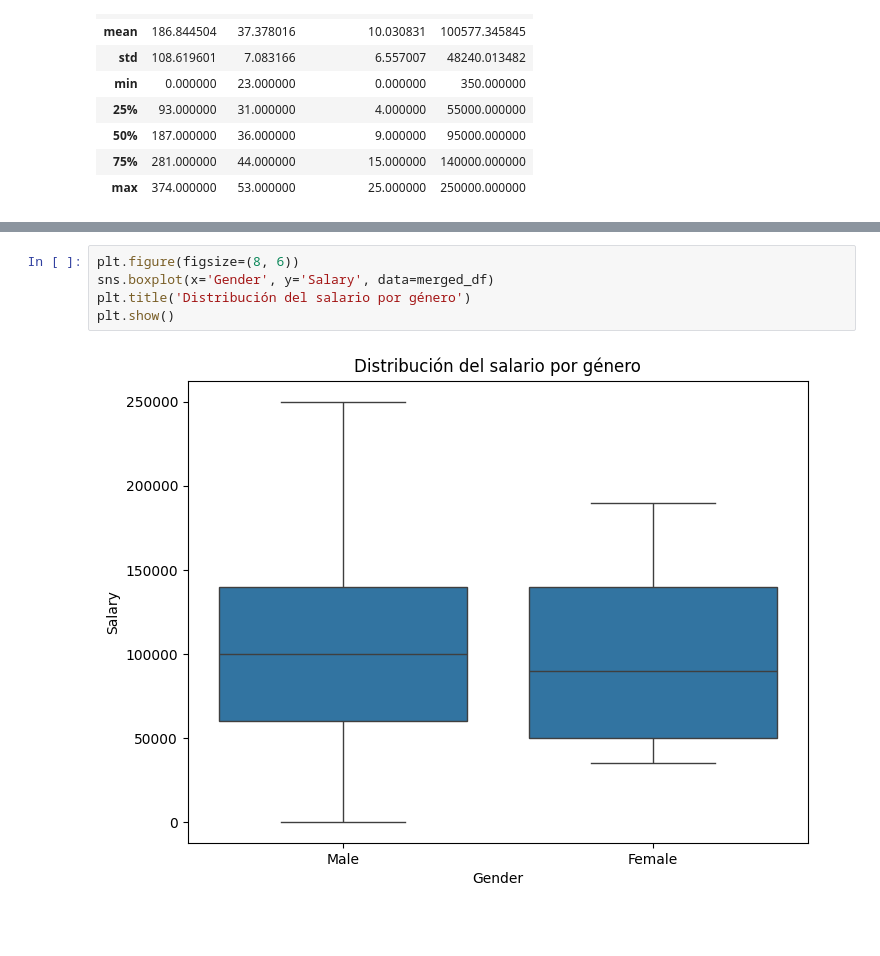
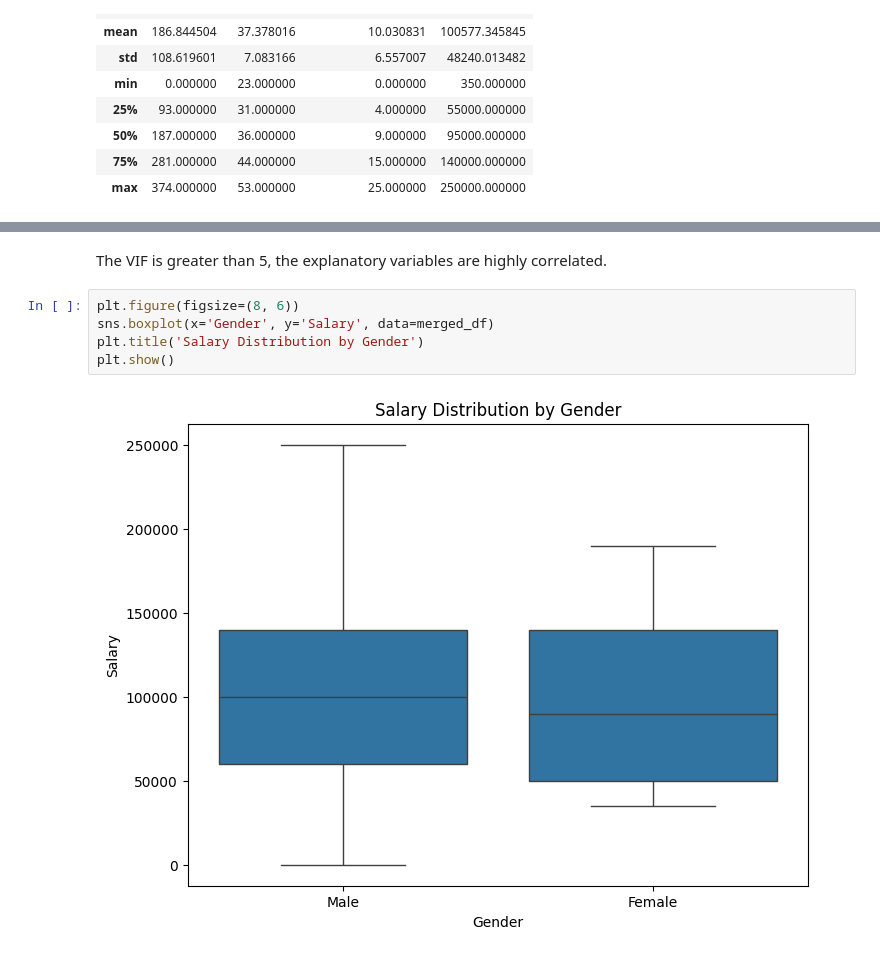
Before and after one commit to Maximo-Verdondoni/ChallengePwC, a Jupyter notebook: EDA.ipynb, the cells around one changed output, grey strips where cells are left out. Cells and saved outputs as stored; diff of their text form; blank space fills up the shorter version.

```diff
--- a/EDA.ipynb
+++ b/EDA.ipynb
@@ -415,10 +427,12 @@ plt.show()
+# %% [markdown]
+The VIF is greater than 5, the explanatory variables are highly correlated.
 # %%
 plt.figure(figsize=(8, 6))
 sns.boxplot(x='Gender', y='Salary', data=merged_df)
-plt.title('Distribución del salario por género')
+plt.title('Salary Distribution by Gender')
 plt.show()
 # %% [output]
-[figure, old version]
+[figure, new version]
 # %%
 plt.figure(figsize=(10, 6))
 sns.boxplot(x='Education Level', y='Salary', data=merged_df)
```
Also changed, not shown: parts of 18 cells of this notebook.
